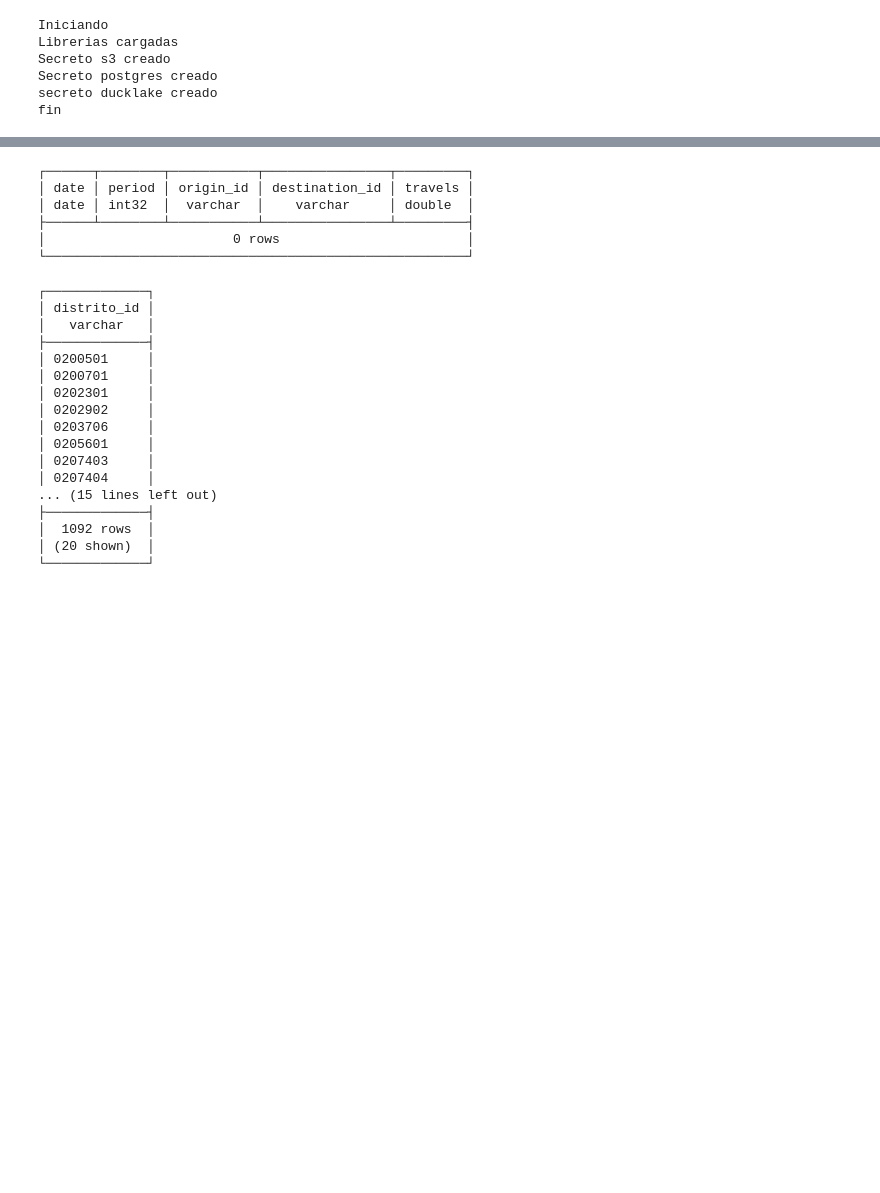
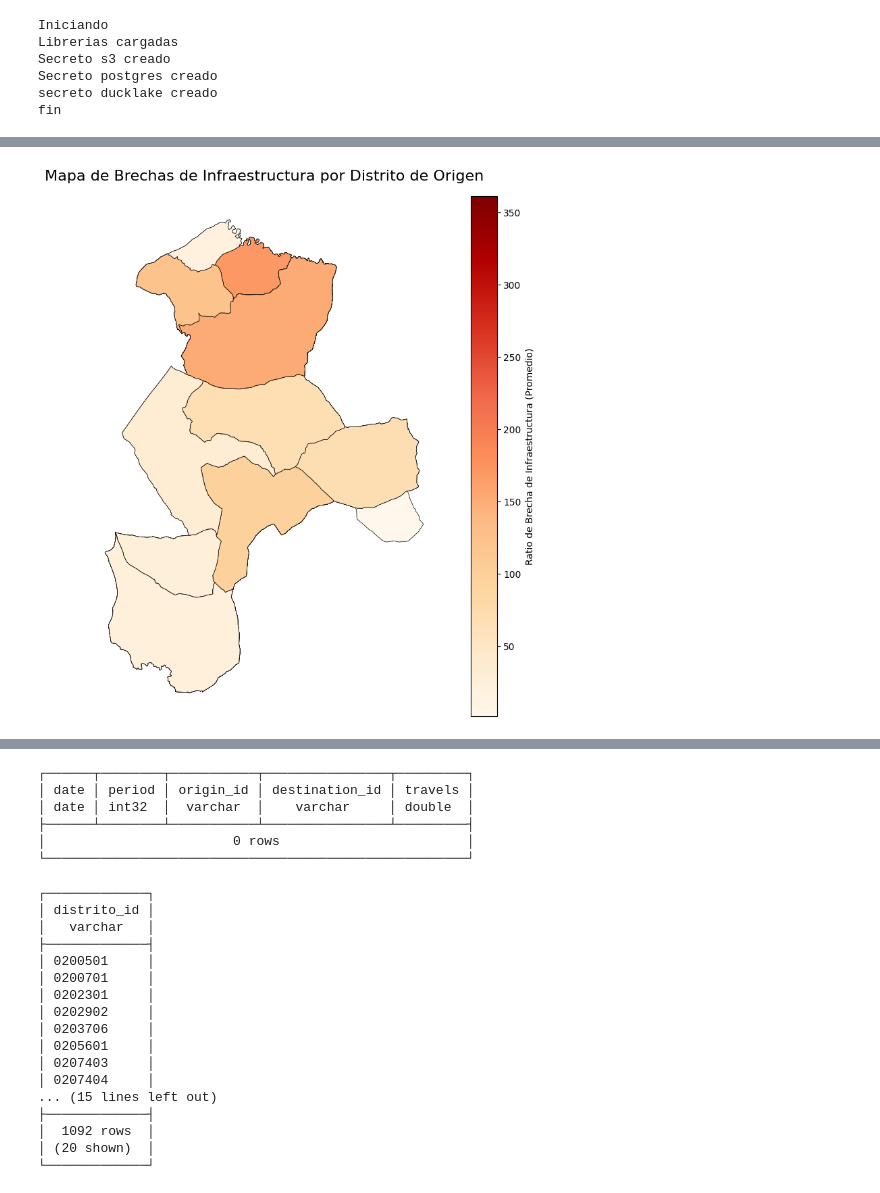
Before and after one commit to alexgarvi/mobility-analysis, a Jupyter notebook: airflow/dags/queries.ipynb, the cells around one changed output, grey strips where cells are left out. Drawn from its saved outputs; the diff is of its cells as text; code cells hidden in the pictures; blank space fills up the shorter version.

```diff
--- a/airflow/dags/queries.ipynb
+++ b/airflow/dags/queries.ipynb
@@ -71,3 +74,20 @@ Secreto s3 creado
 Secreto postgres creado
 secreto ducklake creado
 fin
+# %%
+query = """--sql
+    SELECT
+        g.origin_id,
+        -- Calculamos el gap promedio ponderado o simple.
+        -- Aquí uso promedio simple del ratio, pero podrías hacer SUM(gap)/SUM(potential)
+        AVG(g.gap_ratio) as avg_gap_ratio,
+
+        -- Convertimos la geometría a TEXTO (WKT) para que Pandas la entienda fácil
+        ST_AsText(s.geometria) as geom_wkt
+    FROM gold_infrastructure_gaps g
+    JOIN silver_geometries s
+        ON g.origin_id = s.distrito_id
+    GROUP BY g.origin_id, s.geometria
+"""
+
+df = con.sql(query)
@@ -74,3 +114,40 @@ fin
+# %%
+# 3. Ejecutar y obtener DataFrame
+df = con.sql(query).df()
+
+# 4. Convertir a GeoDataFrame
+# Transformamos la columna de texto WKT a objetos geométricos reales
+df['geometry'] = df['geom_wkt'].apply(wkt.loads)
+gdf = gpd.GeoDataFrame(df, geometry='geometry')
+
+# 5. Definir el sistema de coordenadas (CRS)
+# Como tus datos son del MITMA/España, seguramente son ETRS89 UTM 30N (EPSG:25830)
+gdf.set_crs("EPSG:25830", inplace=True)
+
+# --- VISUALIZACIÓN ---
+
+# Crear la figura y los ejes
+fig, ax = plt.subplots(figsize=(12, 10))
+
+# Pintar el mapa
+gdf.plot(
+    column='avg_gap_ratio', # La columna que define el color
+    cmap='OrRd',            # Mapa de color (Rojos para indicar "alerta/gap")
+    legend=True,            # Mostrar barra de leyenda
+    legend_kwds={'label': "Ratio de Brecha de Infraestructura (Promedio)"},
+    edgecolor='black',      # Bordes de los distritos
+    linewidth=0.5,
+    ax=ax
+)
+
+# Añadir título y limpiar ejes
+plt.title('Mapa de Brechas de Infraestructura por Distrito de Origen', fontsize=16)
+plt.axis('off') # Quitar ejes X/Y para que quede limpio
+
+# Mostrar
+plt.show()
+# %% [output]
+[figure, added]
 # %%
 date_start = '2023-05-08'
 date_end = '2023-05-08'
```
Also changed, not shown: parts of 4 cells of this notebook, 3 other files.
